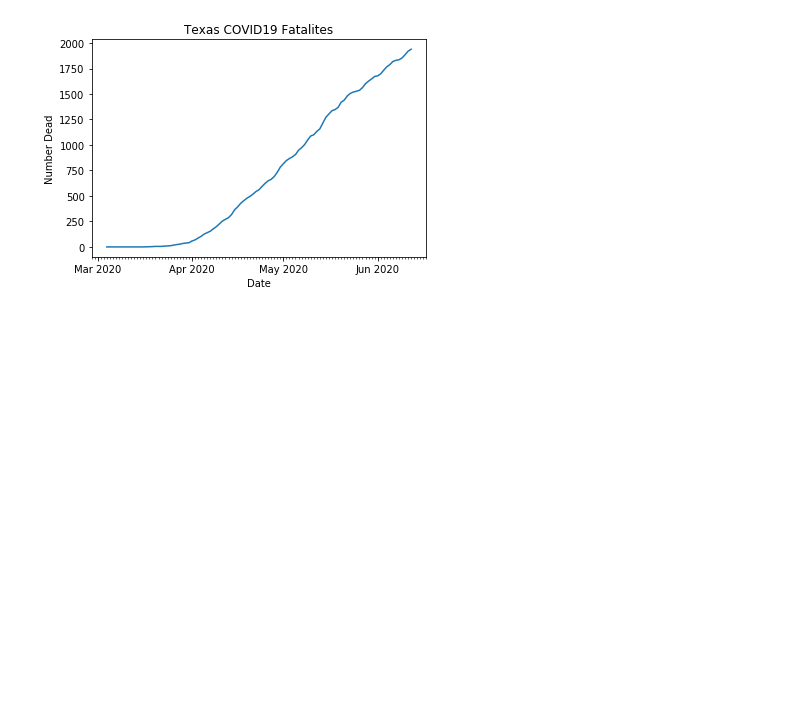
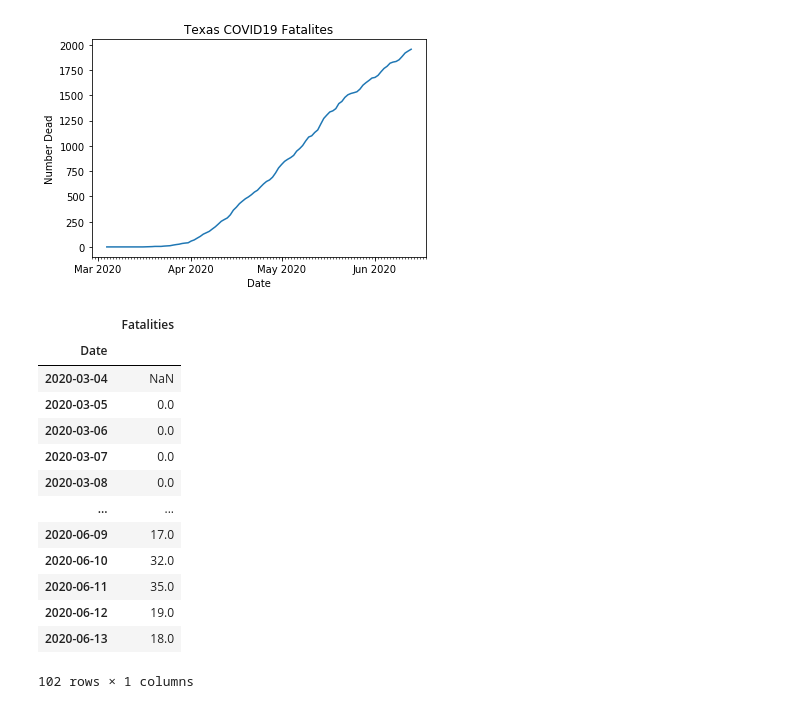
Before and after one commit to ldhagen/Texas_Covid_Data_Notebook, a Jupyter notebook: Texas_Fatalites_Graph.ipynb, the cells around one changed output. Drawn from its saved outputs; the diff is of its cells as text; code cells hidden in the pictures; blank space fills up the shorter version.

```diff
--- a/Texas_Fatalites_Graph.ipynb
+++ b/Texas_Fatalites_Graph.ipynb
@@ -33,7 +33,7 @@ for x in b:
     dated_dict[datetime.datetime(2020, month_temp, day_temp)] = b[count]
     count += 1
 # %%
-dated_df = pd.DataFrame(dated_dict.items(), columns=['Date', 'Fatalites'])
+dated_df = pd.DataFrame(dated_dict.items(), columns=['Date', 'Fatalities'])
 # %%
 c = dated_df.set_index('Date')
 # %%
@@ -52,4 +52,23 @@ plt.plot(c)
 plt.title('Texas COVID19 Fatalites')
 plt.savefig('TexasFatalites.png')
 # %% [output]
-[figure, old version]
+[figure, new version]
+# %%
+x = c.diff(periods = 1)
+# %%
+x
+# %% [output]
+|  | Fatalities |
+| Date |  |
+| 2020-03-04 | NaN |
+| 2020-03-05 | 0.0 |
+| 2020-03-06 | 0.0 |
+| 2020-03-07 | 0.0 |
+| 2020-03-08 | 0.0 |
+| ... | ... |
+| 2020-06-09 | 17.0 |
+| 2020-06-10 | 32.0 |
+| 2020-06-11 | 35.0 |
+| 2020-06-12 | 19.0 |
+| 2020-06-13 | 18.0 |
+102 rows × 1 columns
```
Also changed, not shown: parts of 4 cells of this notebook, 20 other files.
